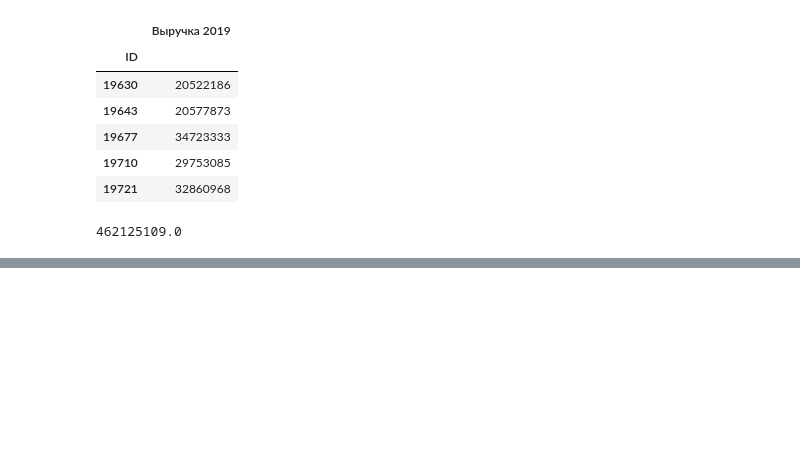
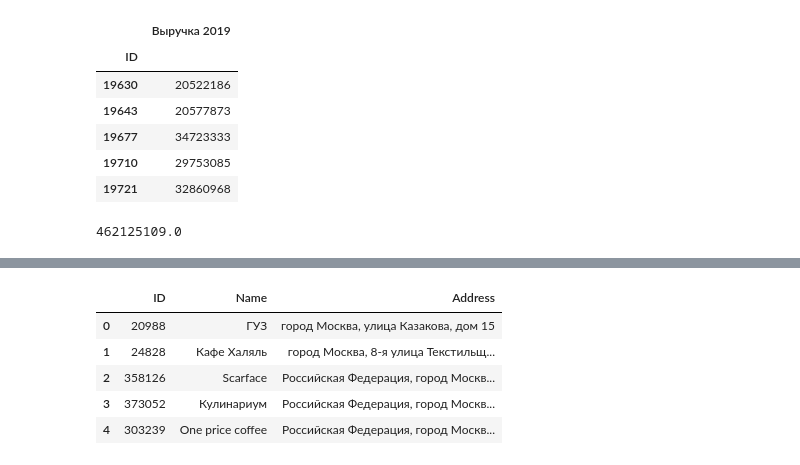
Before and after one commit to gbrs/basics_of_pandas, a Jupyter notebook: 6_5.ipynb, the cells around one changed output, grey strips where cells are left out. Cells and saved outputs as stored; diff of their text form; code cells hidden in the pictures; blank space fills up the shorter version.

```diff
--- a/6_5.ipynb
+++ b/6_5.ipynb
@@ -197,0 +239,10 @@ df['Выручка 2022'].sum()
+# %%
+df_main = pd.read_csv('6_main.csv')
+df_main.head()
+# %% [output]
+|  | ID | Name | Address |
+| 0 | 20988 | ГУЗ | город Москва, улица Казакова, дом 15 |
+| 1 | 24828 | Кафе Халяль | город Москва, 8-я улица Текстильщ... |
+| 2 | 358126 | Scarface | Российская Федерация, город Москв... |
+| 3 | 373052 | Кулинариум | Российская Федерация, город Москв... |
+| 4 | 303239 | One price coffee | Российская Федерация, город Москв... |
```
Also changed, not shown: parts of 9 cells of this notebook, 1 other file.
